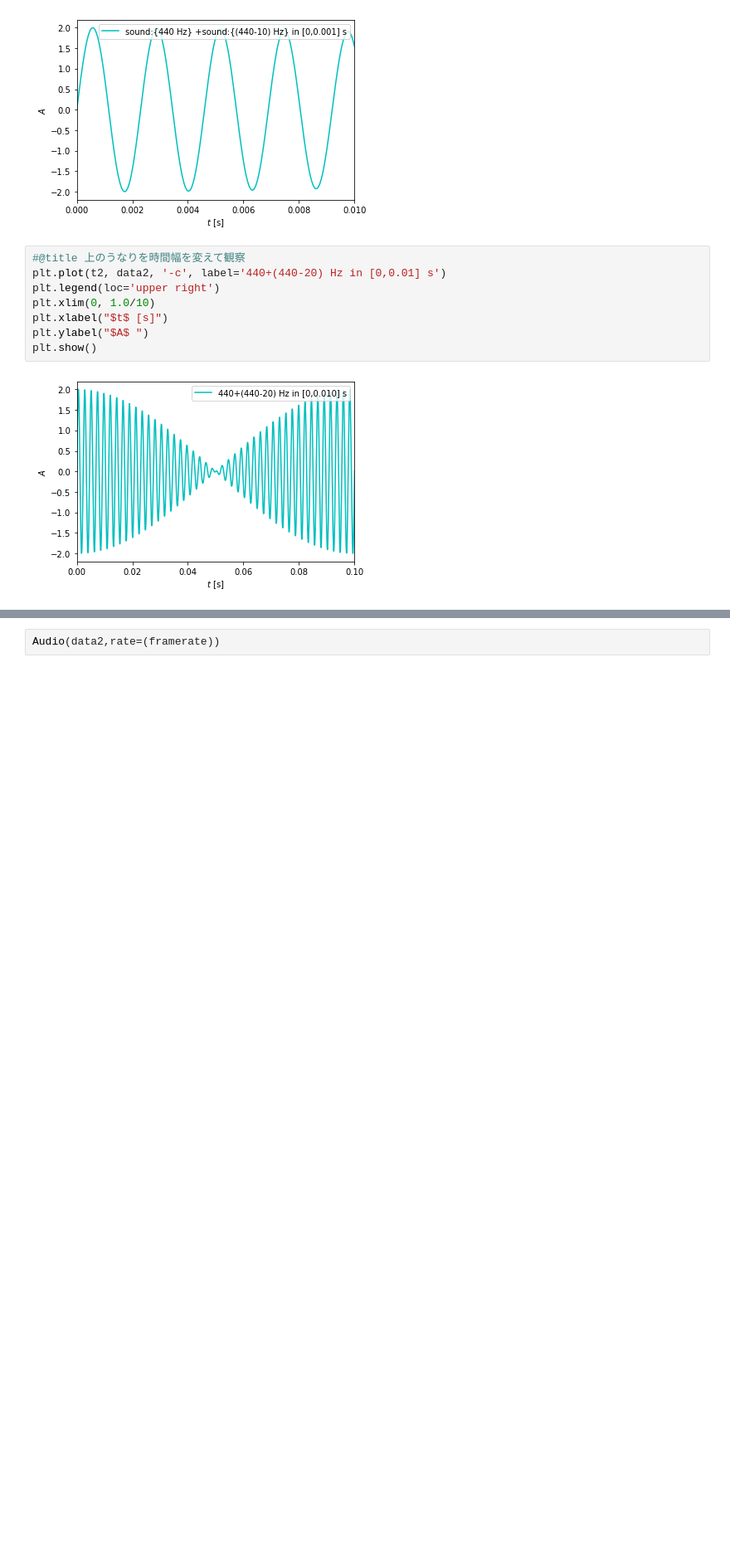
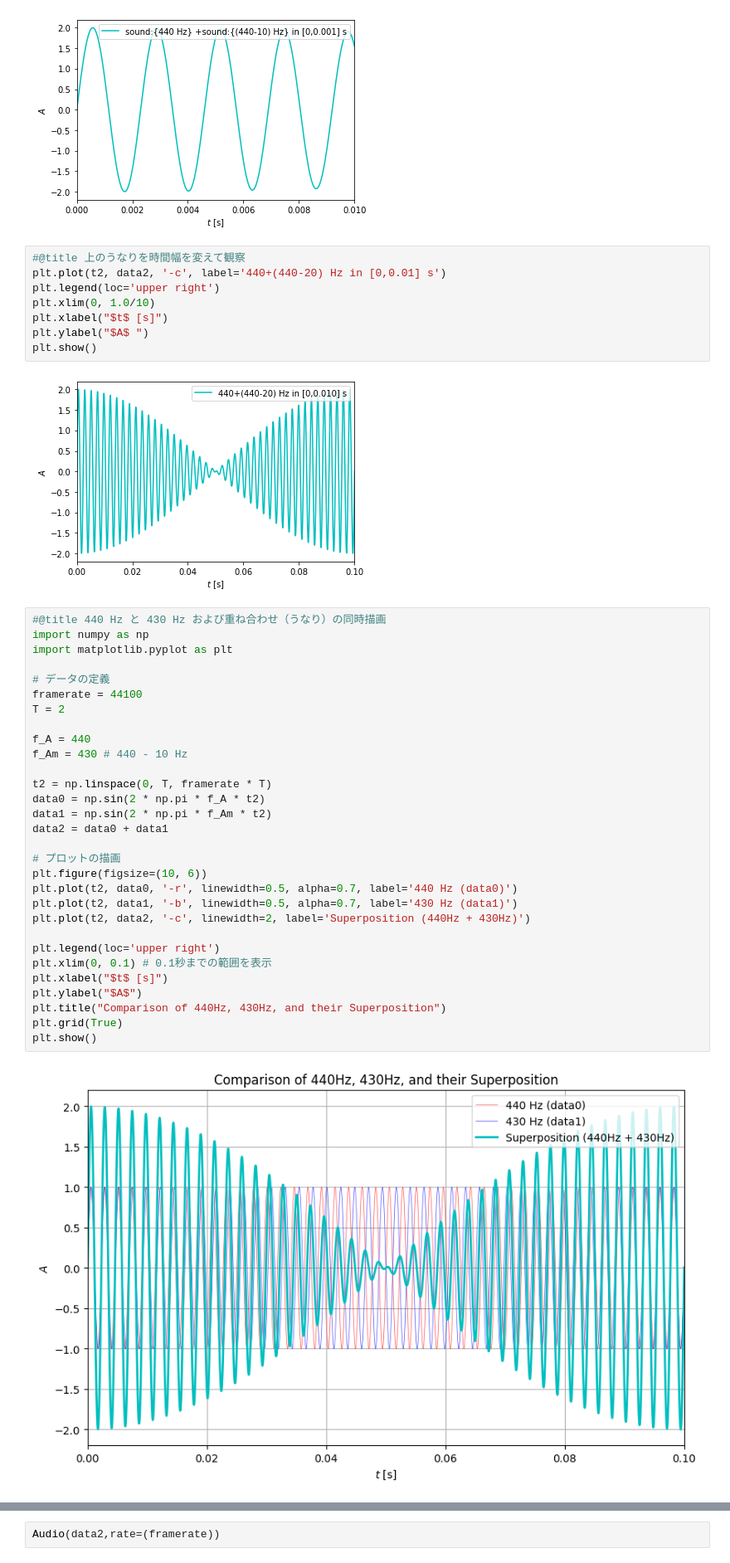
Before and after one commit to kzhkAKT/AppliedPhysics1, a Jupyter notebook: 2460_うなり_応用物理1.ipynb, the cells around one changed output, grey strips where cells are left out. Shown at 83% size. Cells and saved outputs as stored; diff of their text form; blank space fills up the shorter version.

```diff
--- a/2460_うなり_応用物理1.ipynb
+++ b/2460_うなり_応用物理1.ipynb
@@ -142,3 +142,35 @@ plt.ylabel("$A$ ")
 plt.show()
 # %% [output]
 [figure]
+# %%
+#@title 440 Hz と 430 Hz および重ね合わせ（うなり）の同時描画
+import numpy as np
+import matplotlib.pyplot as plt
+
+# データの定義
+framerate = 44100
+T = 2
+
+f_A = 440
+f_Am = 430 # 440 - 10 Hz
+
+t2 = np.linspace(0, T, framerate * T)
+data0 = np.sin(2 * np.pi * f_A * t2)
+data1 = np.sin(2 * np.pi * f_Am * t2)
+data2 = data0 + data1
+
+# プロットの描画
+plt.figure(figsize=(10, 6))
+plt.plot(t2, data0, '-r', linewidth=0.5, alpha=0.7, label='440 Hz (data0)')
+plt.plot(t2, data1, '-b', linewidth=0.5, alpha=0.7, label='430 Hz (data1)')
+plt.plot(t2, data2, '-c', linewidth=2, label='Superposition (440Hz + 430Hz)')
+
+plt.legend(loc='upper right')
+plt.xlim(0, 0.1) # 0.1秒までの範囲を表示
+plt.xlabel("$t$ [s]")
+plt.ylabel("$A$")
+plt.title("Comparison of 440Hz, 430Hz, and their Superposition")
+plt.grid(True)
+plt.show()
+# %% [output]
+[figure, added]
```
Also changed, not shown: parts of 3 cells of this notebook.
